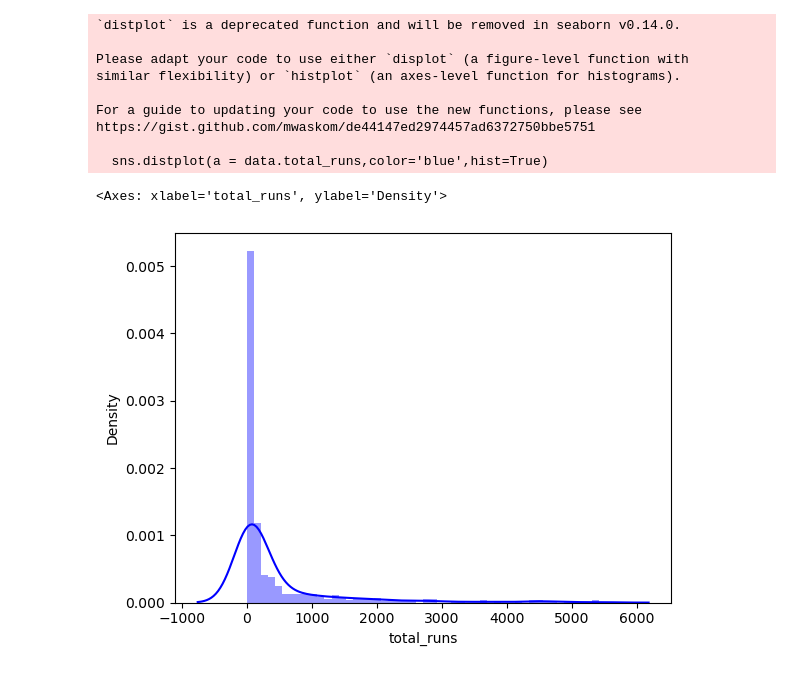
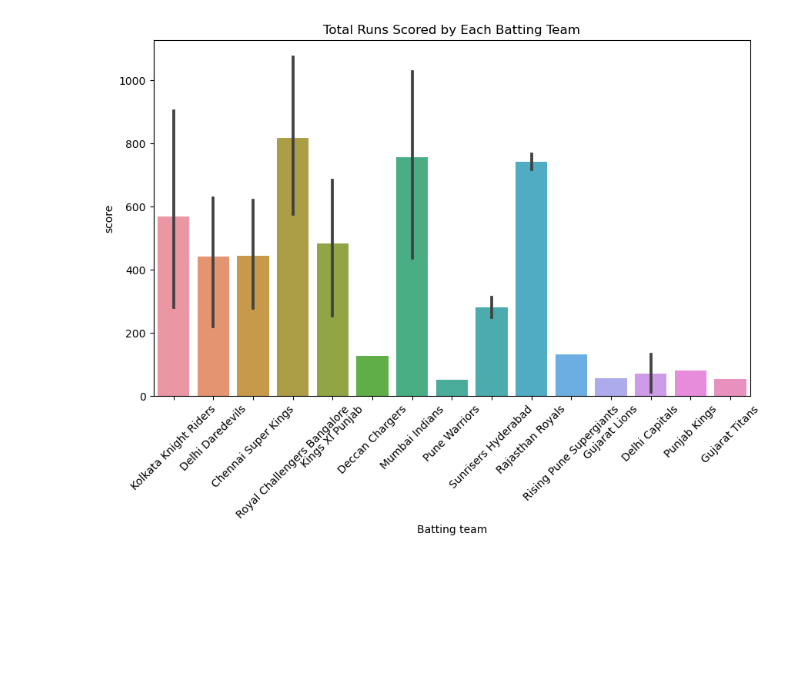
Before and after one commit to MujahidGhouseMohamed/Dv_assignment, a Jupyter notebook: Run&Averageof_iplbatters.ipynb, the cells around one changed output. Cells and saved outputs as stored; diff of their text form; code cells hidden in the pictures; blank space fills up the shorter version.

```diff
--- a/Run&Averageof_iplbatters.ipynb
+++ b/Run&Averageof_iplbatters.ipynb
@@ -50,14 +28,11 @@ https://gist.github.com/mwaskom/de44147ed2974457ad6372750bbe5751
-# %%
-sns.distplot(a = data.total_runs,color='blue',hist=True)
-# %% [output]
-`distplot` is a deprecated function and will be removed in seaborn v0.14.0.
-
-Please adapt your code to use either `displot` (a figure-level function with
-similar flexibility) or `histplot` (an axes-level function for histograms).
-
-For a guide to updating your code to use the new functions, please see
-https://gist.github.com/mwaskom/de44147ed2974457ad6372750bbe5751
-
-  sns.distplot(a = data.total_runs,color='blue',hist=True)
-<Axes: xlabel='total_runs', ylabel='Density'>
-[figure, removed]
+# %%
+df = pd.DataFrame(data)
+
+# Visualization 1: Bar plot showing the total runs scored by each batting team
+plt.figure(figsize=(10, 6))
+sns.barplot(x='Batting team', y='score', data=df, estimator=sum)
+plt.title('Total Runs Scored by Each Batting Team')
+plt.xticks(rotation=45)
+plt.show()
+# %% [output]
+[figure, added]
```
Also changed, not shown: parts of 13 cells of this notebook.
